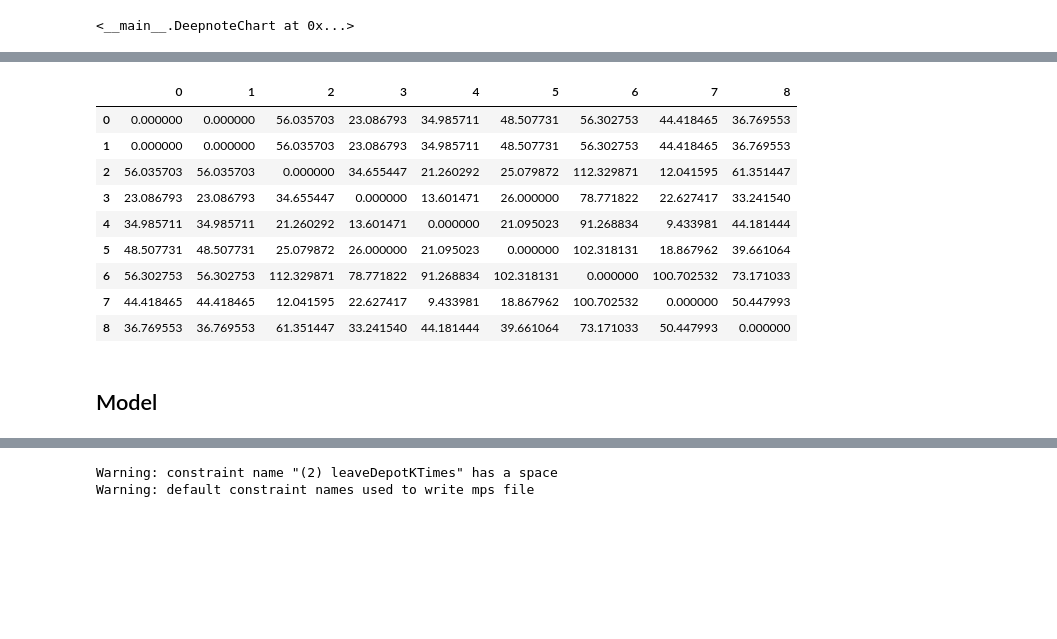
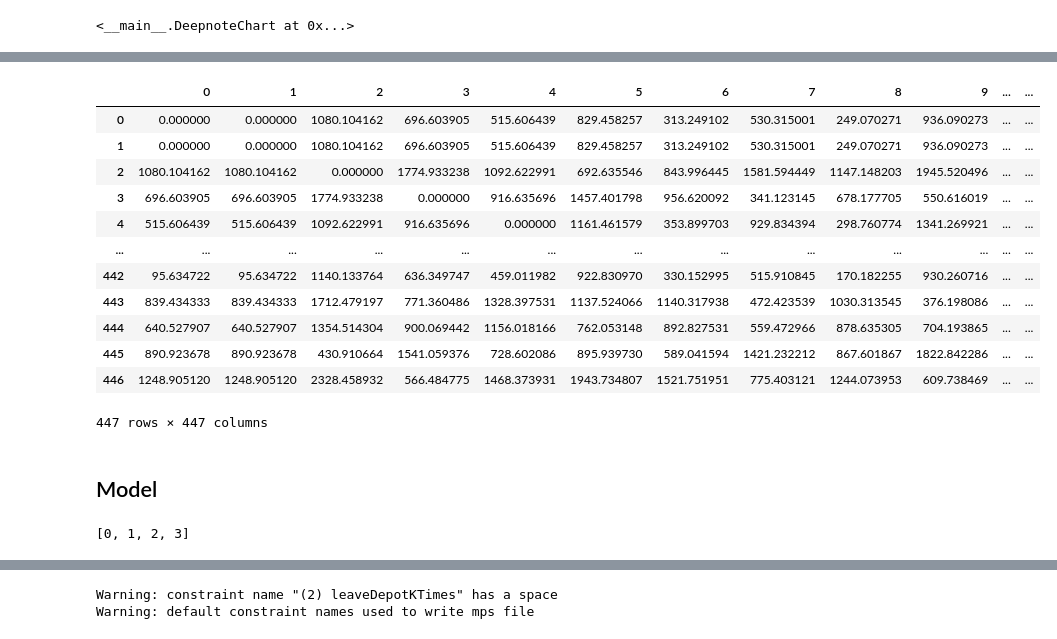
Before and after one commit to kevin51jiang/msci434-final-project, a Jupyter notebook: deepnote/MSCI_434_Final_Proge/Notebook 1.ipynb, the cells around one changed output, grey strips where cells are left out. Drawn from its saved outputs; the diff is of its cells as text; code cells hidden in the pictures; blank space fills up the shorter version.

```diff
--- a/deepnote/MSCI_434_Final_Proge/Notebook 1.ipynb
+++ b/deepnote/MSCI_434_Final_Proge/Notebook 1.ipynb
@@ -29,15 +119,13 @@ files = glob('/work/msci434-final-project/data/*.csv')
 files.sort()
 # %%
-csv_path = '/work/msci434-final-project/data/hetero_test_file1.csv'
+csv_path = '/work/msci434-final-project/custom-data/custom_test_file300.csv'
 # %%
 import pandas as pd
 
 
 # csv_path = "/work/msci434-final-project/data/hetero_test_file40.csv"
-df = pd.read_csv(csv_path, sep=" ")
+df = pd.read_csv(csv_path, sep=",", comment="#")
 
 
-df = df.rename(columns={'school_d': 'school_x'})
-
 df
 # %% [output]
@@ -71,39 +181,48 @@ vehicles_df
 # %%
 # Assume 7 vehicles, with 70 capacity each
 
 
 
 from gurobipy import tupledict, tuplelist
 from scipy.spatial import distance_matrix
 
 # List of schools
 # school_coords = df[['school_x', 'school_y']].drop_duplicates().rename(columns={'school_x': 'x', 'school_y': 'y'})
 
 stop_coords = df[['start_x', 'start_y']].rename(columns={'start_x': 'x', 'start_y': 'y'})
 
-depot_coords = pd.DataFrame({'x': [50, 50], 'y': [50, 50]})
+depot_coords = pd.DataFrame({'x': [0, 0], 'y': [0, 0]})
 
 # Depot is the school
 # Then all the bus stops
 all_coords = pd.concat([ depot_coords, stop_coords])
 
 
 # Distance matrix
 distances = pd.DataFrame(distance_matrix(all_coords.values, all_coords.values))
 distances
 # %% [output]
-|  | 0 | 1 | 2 | 3 | 4 | 5 | 6 | 7 | 8 |
-| 0 | 0.000000 | 0.000000 | 56.035703 | 23.086793 | 34.985711 | 48.507731 | 56.302753 | 44.418465 | 36.769553 |
-| 1 | 0.000000 | 0.000000 | 56.035703 | 23.086793 | 34.985711 | 48.507731 | 56.302753 | 44.418465 | 36.769553 |
-| 2 | 56.035703 | 56.035703 | 0.000000 | 34.655447 | 21.260292 | 25.079872 | 112.329871 | 12.041595 | 61.351447 |
-| 3 | 23.086793 | 23.086793 | 34.655447 | 0.000000 | 13.601471 | 26.000000 | 78.771822 | 22.627417 | 33.241540 |
-| 4 | 34.985711 | 34.985711 | 21.260292 | 13.601471 | 0.000000 | 21.095023 | 91.268834 | 9.433981 | 44.181444 |
-| 5 | 48.507731 | 48.507731 | 25.079872 | 26.000000 | 21.095023 | 0.000000 | 102.318131 | 18.867962 | 39.661064 |
-| 6 | 56.302753 | 56.302753 | 112.329871 | 78.771822 | 91.268834 | 102.318131 | 0.000000 | 100.702532 | 73.171033 |
-| 7 | 44.418465 | 44.418465 | 12.041595 | 22.627417 | 9.433981 | 18.867962 | 100.702532 | 0.000000 | 50.447993 |
-| 8 | 36.769553 | 36.769553 | 61.351447 | 33.241540 | 44.181444 | 39.661064 | 73.171033 | 50.447993 | 0.000000 |
+|  | 0 | 1 | 2 | 3 | 4 | 5 | 6 | 7 | 8 | 9 | ... | ... |
+| 0 | 0.000000 | 0.000000 | 1080.104162 | 696.603905 | 515.606439 | 829.458257 | 313.249102 | 530.315001 | 249.070271 | 936.090273 | ... | ... |
+| 1 | 0.000000 | 0.000000 | 1080.104162 | 696.603905 | 515.606439 | 829.458257 | 313.249102 | 530.315001 | 249.070271 | 936.090273 | ... | ... |
+| 2 | 1080.104162 | 1080.104162 | 0.000000 | 1774.933238 | 1092.622991 | 692.635546 | 843.996445 | 1581.594449 | 1147.148203 | 1945.520496 | ... | ... |
+| 3 | 696.603905 | 696.603905 | 1774.933238 | 0.000000 | 916.635696 | 1457.401798 | 956.620092 | 341.123145 | 678.177705 | 550.616019 | ... | ... |
+| 4 | 515.606439 | 515.606439 | 1092.622991 | 916.635696 | 0.000000 | 1161.461579 | 353.899703 | 929.834394 | 298.760774 | 1341.269921 | ... | ... |
+| ... | ... | ... | ... | ... | ... | ... | ... | ... | ... | ... | ... | ... |
+| 442 | 95.634722 | 95.634722 | 1140.133764 | 636.349747 | 459.011982 | 922.830970 | 330.152995 | 515.910845 | 170.182255 | 930.260716 | ... | ... |
+| 443 | 839.434333 | 839.434333 | 1712.479197 | 771.360486 | 1328.397531 | 1137.524066 | 1140.317938 | 472.423539 | 1030.313545 | 376.198086 | ... | ... |
+| 444 | 640.527907 | 640.527907 | 1354.514304 | 900.069442 | 1156.018166 | 762.053148 | 892.827531 | 559.472966 | 878.635305 | 704.193865 | ... | ... |
+| 445 | 890.923678 | 890.923678 | 430.910664 | 1541.059376 | 728.602086 | 895.939730 | 589.041594 | 1421.232212 | 867.601867 | 1822.842286 | ... | ... |
+| 446 | 1248.905120 | 1248.905120 | 2328.458932 | 566.484775 | 1468.373931 | 1943.734807 | 1521.751951 | 775.403121 | 1244.073953 | 609.738469 | ... | ... |
+447 rows × 447 columns
 # %% [markdown]
 ## Model
+# %%
+fz = [2000, 1000, 800, 600]
+Z = list(range(len(fz)))
+print(Z)
+# %% [output]
+[0, 1, 2, 3]
 # %%
 import gurobipy as gp
 from gurobipy import GRB
```
Also changed, not shown: parts of 22 cells of this notebook, 1 other file.
